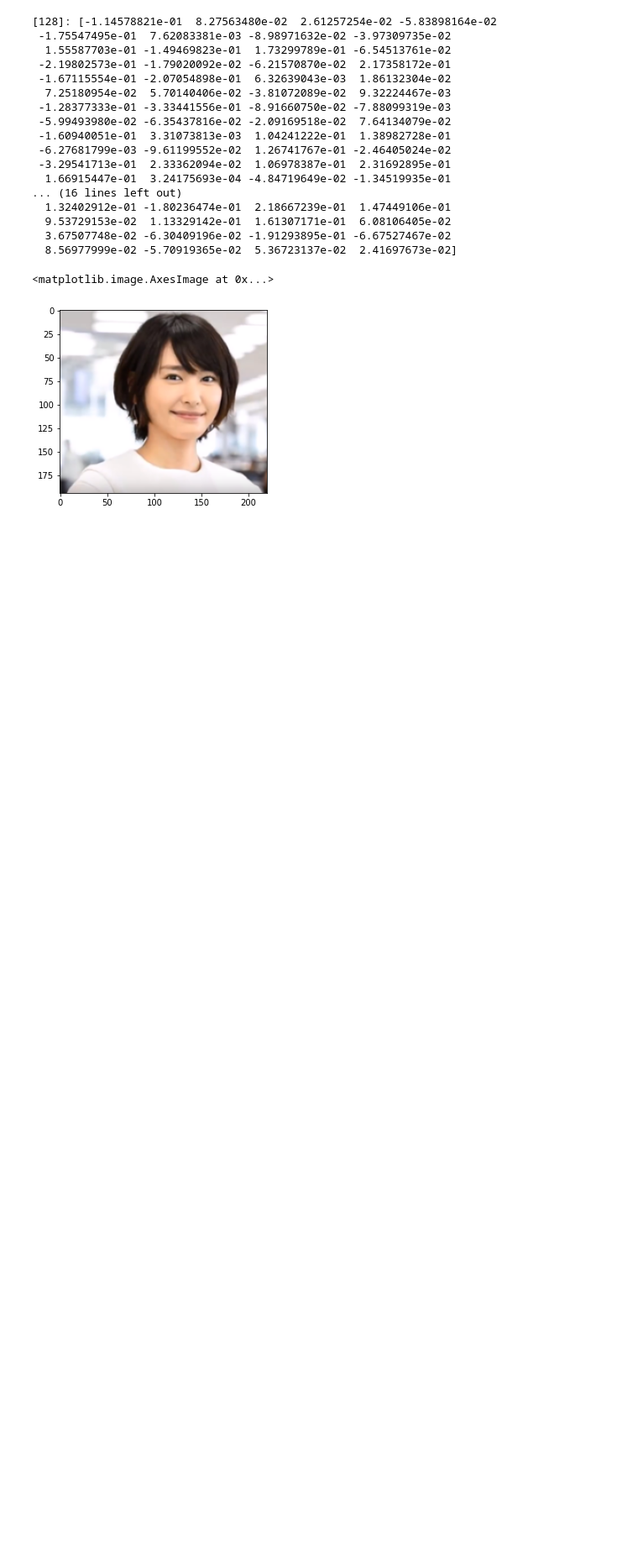
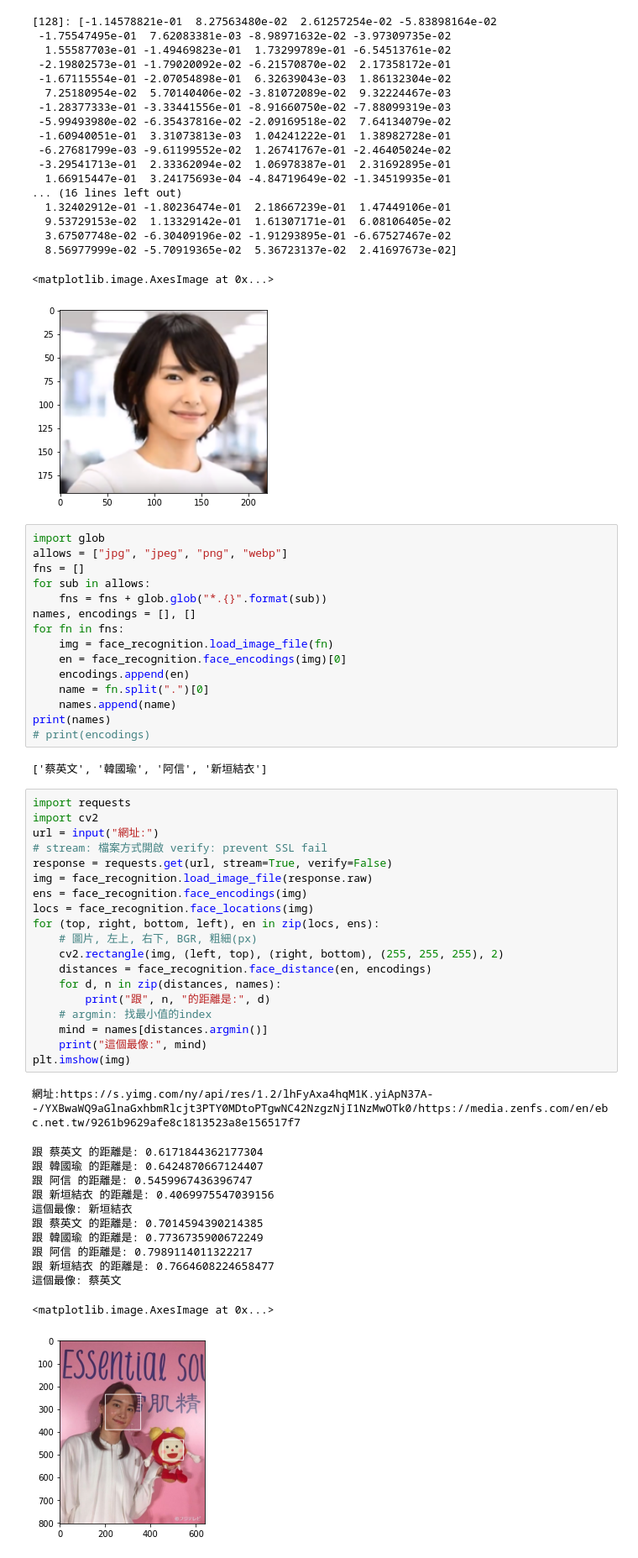
Before and after one commit to Elwing-Chou/ximenml, a Jupyter notebook: face.ipynb, the cells around one changed output. Shown at 84% size. Drawn from its saved outputs; the diff is of its cells as text; blank space fills up the shorter version.

```diff
--- a/face.ipynb
+++ b/face.ipynb
@@ -28,3 +28,53 @@ plt.imshow(img)
   8.56977999e-02 -5.70919365e-02  5.36723137e-02  2.41697673e-02]
 <matplotlib.image.AxesImage at 0x...>
 [figure]
+# %%
+import glob
+allows = ["jpg", "jpeg", "png", "webp"]
+fns = []
+for sub in allows:
+    fns = fns + glob.glob("*.{}".format(sub))
+names, encodings = [], []
+for fn in fns:
+    img = face_recognition.load_image_file(fn)
+    en = face_recognition.face_encodings(img)[0]
+    encodings.append(en)
+    name = fn.split(".")[0]
+    names.append(name)
+print(names)
+# print(encodings)
+# %% [output]
+['蔡英文', '韓國瑜', '阿信', '新垣結衣']
+# %%
+import requests
+import cv2
+url = input("網址:")
+# stream: 檔案方式開啟 verify: prevent SSL fail
+response = requests.get(url, stream=True, verify=False)
+img = face_recognition.load_image_file(response.raw)
+ens = face_recognition.face_encodings(img)
+locs = face_recognition.face_locations(img)
+for (top, right, bottom, left), en in zip(locs, ens):
+    # 圖片, 左上, 右下, BGR, 粗細(px)
+    cv2.rectangle(img, (left, top), (right, bottom), (255, 255, 255), 2)
+    distances = face_recognition.face_distance(en, encodings)
+    for d, n in zip(distances, names):
+        print("跟", n, "的距離是:", d)
+    # argmin: 找最小值的index
+    mind = names[distances.argmin()]
+    print("這個最像:", mind)
+plt.imshow(img)
+# %% [output]
+網址:https://s.yimg.com/ny/api/res/1.2/lhFyAxa4hqM1K.yiApN37A--/YXBwaWQ9aGlnaGxhbmRlcjt3PTY0MDtoPTgwNC42NzgzNjI1NzMwOTk0/https://media.zenfs.com/en/ebc.net.tw/9261b9629afe8c1813523a8e156517f7
+跟 蔡英文 的距離是: 0.6171844362177304
+跟 韓國瑜 的距離是: 0.6424870667124407
+跟 阿信 的距離是: 0.5459967436396747
+跟 新垣結衣 的距離是: 0.4069975547039156
+這個最像: 新垣結衣
+跟 蔡英文 的距離是: 0.7014594390214385
+跟 韓國瑜 的距離是: 0.7736735900672249
+跟 阿信 的距離是: 0.7989114011322217
+跟 新垣結衣 的距離是: 0.7664608224658477
+這個最像: 蔡英文
+<matplotlib.image.AxesImage at 0x...>
+[figure, added]
```
